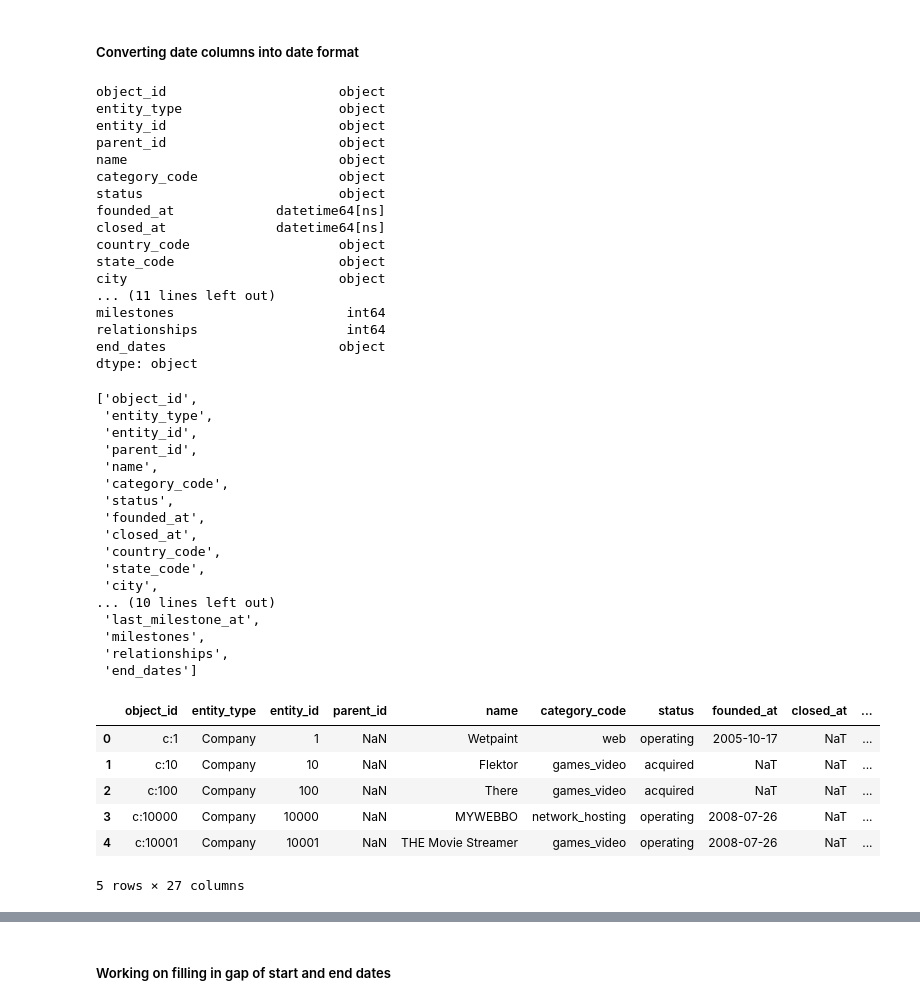
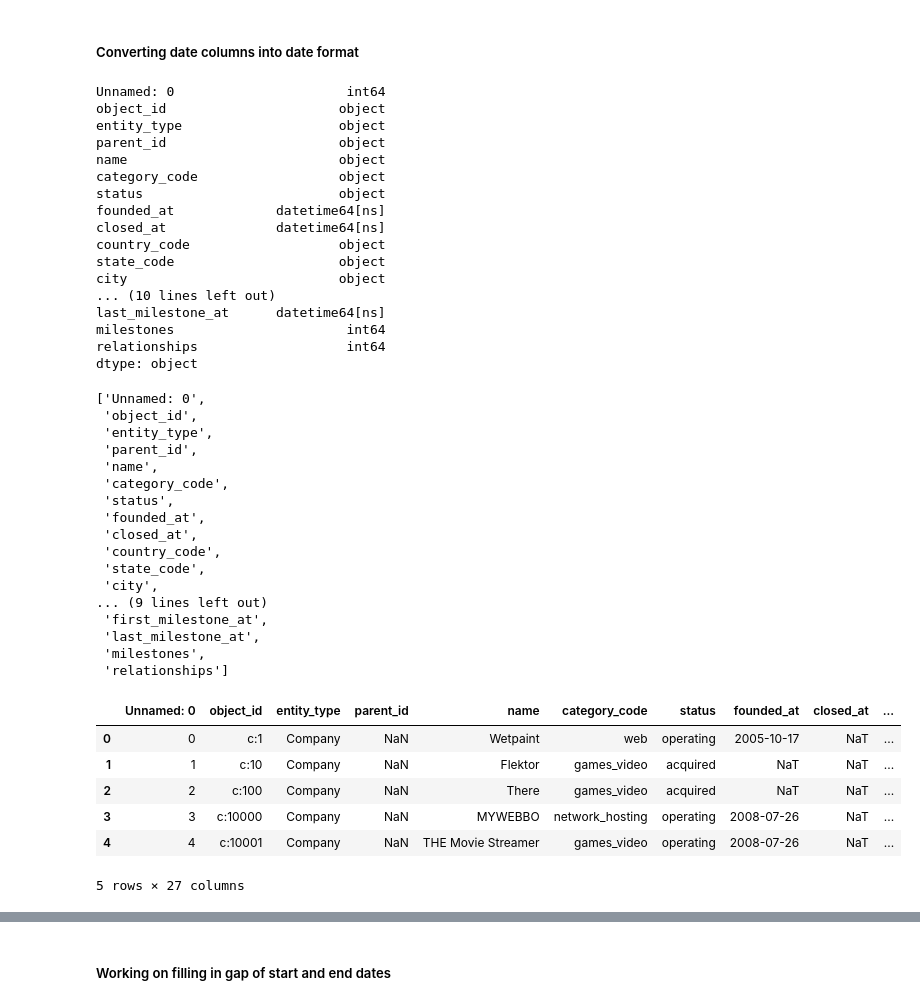
Before and after one commit to PaulIsenberg/FWIP_Venture, a Jupyter notebook: transform_end_date.ipynb, the cells around one changed output, grey strips where cells are left out. Drawn from its saved outputs; the diff is of its cells as text; code cells hidden in the pictures.

```diff
--- a/transform_end_date.ipynb
+++ b/transform_end_date.ipynb
@@ -124,20 +124,20 @@ objects_df.head()
 ##### Converting date columns into date format
 # %%
 # Converting strings to date type
-objects_clean['founded_at'] = pd.to_datetime(objects_clean.founded_at, format='%Y-%m-%d')
-objects_clean['closed_at'] = pd.to_datetime(objects_clean.closed_at, format='%Y-%m-%d')
-objects_clean['first_investment_at'] = pd.to_datetime(objects_clean.first_investment_at, format='%Y-%m-%d')
-objects_clean['last_investment_at'] = pd.to_datetime(objects_clean.last_investment_at, format='%Y-%m-%d')
-objects_clean['first_funding_at'] = pd.to_datetime(objects_clean.first_funding_at, format='%Y-%m-%d')
-objects_clean['last_funding_at'] = pd.to_datetime(objects_clean.last_funding_at, format='%Y-%m-%d')
-objects_clean['first_milestone_at'] = pd.to_datetime(objects_clean.first_milestone_at, format='%Y-%m-%d')
-objects_clean['last_milestone_at'] = pd.to_datetime(objects_clean.last_milestone_at, format='%Y-%m-%d')
+objects_df['founded_at'] = pd.to_datetime(objects_df.founded_at, format='%Y-%m-%d')
+objects_df['closed_at'] = pd.to_datetime(objects_df.closed_at, format='%Y-%m-%d')
+objects_df['first_investment_at'] = pd.to_datetime(objects_df.first_investment_at, format='%Y-%m-%d')
+objects_df['last_investment_at'] = pd.to_datetime(objects_df.last_investment_at, format='%Y-%m-%d')
+objects_df['first_funding_at'] = pd.to_datetime(objects_df.first_funding_at, format='%Y-%m-%d')
+objects_df['last_funding_at'] = pd.to_datetime(objects_df.last_funding_at, format='%Y-%m-%d')
+objects_df['first_milestone_at'] = pd.to_datetime(objects_df.first_milestone_at, format='%Y-%m-%d')
+objects_df['last_milestone_at'] = pd.to_datetime(objects_df.last_milestone_at, format='%Y-%m-%d')
 # %%
-objects_clean.dtypes
+objects_df.dtypes
 # %% [output]
+Unnamed: 0                      int64
 object_id                      object
 entity_type                    object
-entity_id                      object
 parent_id                      object
 name                           object
 category_code                  object
@@ -147,18 +147,18 @@ closed_at              datetime64[ns]
 country_code                   object
 state_code                     object
 city                           object
-... (11 lines left out)
+... (10 lines left out)
+last_milestone_at      datetime64[ns]
 milestones                      int64
 relationships                   int64
-end_dates                      object
 dtype: object
 # %%
 # Changing columns order
-objects_clean.columns.to_list()
+objects_df.columns.to_list()
 # %% [output]
-['object_id',
+['Unnamed: 0',
+ 'object_id',
  'entity_type',
- 'entity_id',
  'parent_id',
  'name',
  'category_code',
@@ -168,26 +168,26 @@ objects_clean.columns.to_list()
  'country_code',
  'state_code',
  'city',
-... (10 lines left out)
+... (9 lines left out)
+ 'first_milestone_at',
  'last_milestone_at',
  'milestones',
- 'relationships',
- 'end_dates']
+ 'relationships']
 # %%
 # Adding new column for collecting start dates
 
-objects_clean["start_dates"] = ""
+objects_df["start_dates"] = ""
 # %%
 # Adding a new column for collecting end dates
 
-objects_clean["end_dates"] = ""
-objects_clean.head()
+objects_df["end_dates"] = ""
+objects_df.head()
 # %% [output]
-|  | object_id | entity_type | entity_id | parent_id | name | category_code | status | founded_at | closed_at | ... |
-| 0 | c:1 | Company | 1 | NaN | Wetpaint | web | operating | 2005-10-17 | NaT | ... |
-| 1 | c:10 | Company | 10 | NaN | Flektor | games_video | acquired | NaT | NaT | ... |
-| 2 | c:100 | Company | 100 | NaN | There | games_video | acquired | NaT | NaT | ... |
-| 3 | c:10000 | Company | 10000 | NaN | MYWEBBO | network_hosting | operating | 2008-07-26 | NaT | ... |
-| 4 | c:10001 | Company | 10001 | NaN | THE Movie Streamer | games_video | operating | 2008-07-26 | NaT | ... |
+|  | Unnamed: 0 | object_id | entity_type | parent_id | name | category_code | status | founded_at | closed_at | ... |
+| 0 | 0 | c:1 | Company | NaN | Wetpaint | web | operating | 2005-10-17 | NaT | ... |
+| 1 | 1 | c:10 | Company | NaN | Flektor | games_video | acquired | NaT | NaT | ... |
+| 2 | 2 | c:100 | Company | NaN | There | games_video | acquired | NaT | NaT | ... |
+| 3 | 3 | c:10000 | Company | NaN | MYWEBBO | network_hosting | operating | 2008-07-26 | NaT | ... |
+| 4 | 4 | c:10001 | Company | NaN | THE Movie Streamer | games_video | operating | 2008-07-26 | NaT | ... |
 5 rows × 27 columns
 # %%
```
Also changed, not shown: parts of 22 cells of this notebook.
